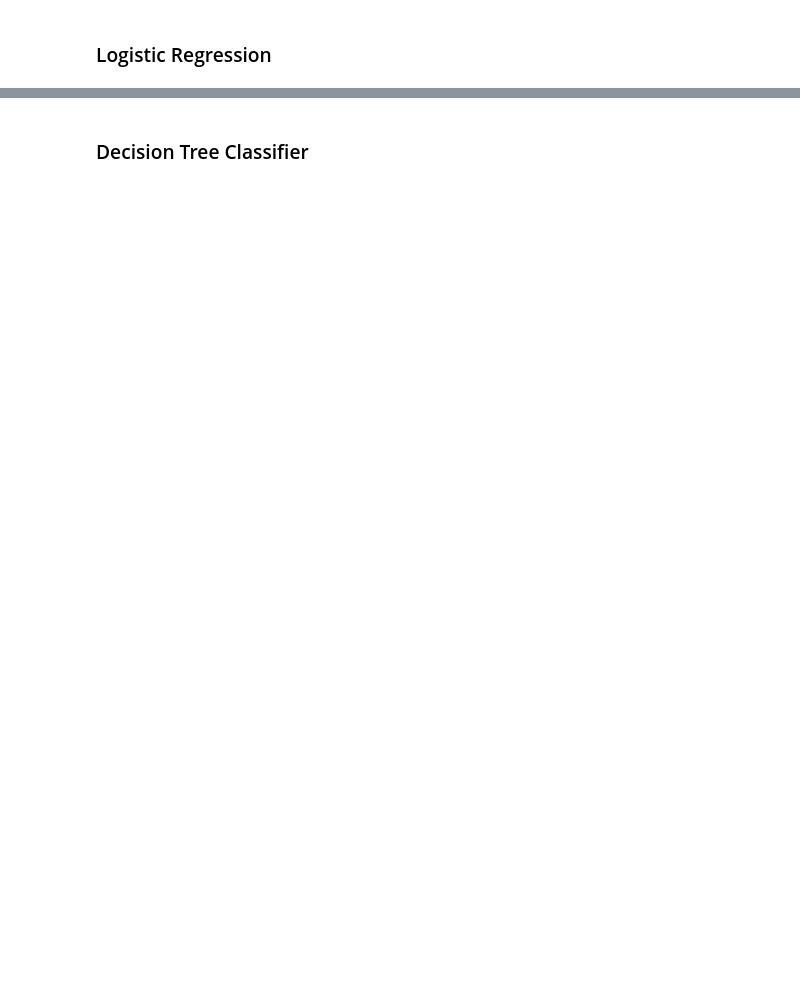
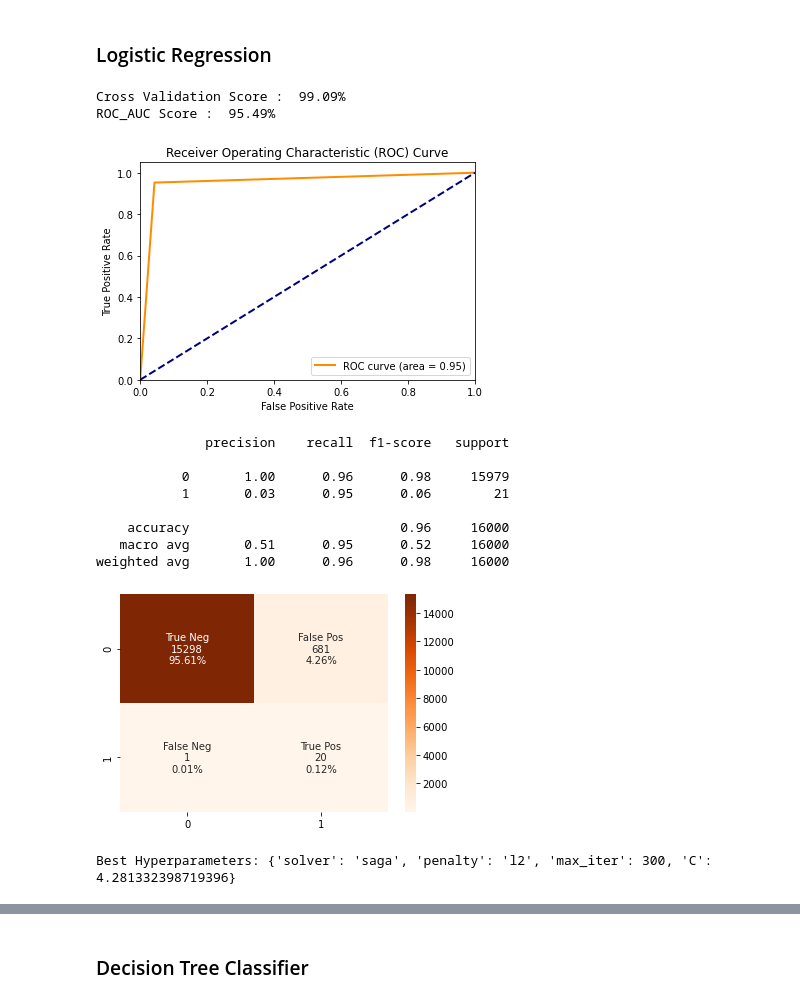
Before and after one commit to WanjaoColins/Machine-Learning-for-Credit-Card-Fraud-Detection, a Jupyter notebook: notebook.ipynb, the cells around one changed output, grey strips where cells are left out. Cells and saved outputs as stored; diff of their text form; code cells hidden in the pictures; blank space fills up the shorter version.

Commit message:
"Modeling Process Complete"

```diff
--- a/notebook.ipynb
+++ b/notebook.ipynb
@@ -383,3 +404,51 @@ def model_evaluation(classifier,x_test,y_test):
     print(classification_report(y_test,classifier.predict(x_test)))
 # %% [markdown]
 ### Logistic Regression
+# %%
+# Training our Vanilla Model using Default Parameters
+
+# Instantiating LogisitRegression
+
+classifier_lr = LogisticRegression(random_state=42)
+
+model(classifier_lr, X_train, y_train, X_test, y_test)
+model_evaluation(classifier_lr, X_test, y_test)
+# %% [output]
+Cross Validation Score :  99.09%
+ROC_AUC Score :  95.49%
+[figure, added]
+              precision    recall  f1-score   support
+
+           0       1.00      0.96      0.98     15979
+           1       0.03      0.95      0.06        21
+
+    accuracy                           0.96     16000
+   macro avg       0.51      0.95      0.52     16000
+weighted avg       1.00      0.96      0.98     16000
+[figure, added]
+# %%
+# Define the hyperparameter distribution
+param_dist = {
+    'penalty': [ 'l1', 'l2', 'none'],
+    'C': np.logspace(-4, 4, 20),
+    'solver': ['liblinear', 'newton-cg', 'lbfgs', 'sag', 'saga'],
+    'max_iter': [100, 200, 300, 400, 500]
+}
+
+# Initialize RandomizedSearchCV
+random_search = RandomizedSearchCV(
+    estimator=classifier_lr,
+    param_distributions=param_dist,
+    n_iter=50,  # Number of parameter settings that are sampled
+    cv=5,        # 5-fold cross-validation
+    random_state=42,
+    n_jobs=-1  # Use all available CPU cores
+)
+
+# Perform random search
+random_search.fit(X_train, y_train)
+
+# Print the best hyperparameters and the corresponding best score
+print("Best Hyperparameters:", random_search.best_params_)
+# %% [output]
+Best Hyperparameters: {'solver': 'saga', 'penalty': 'l2', 'max_iter': 300, 'C': 4.281332398719396}
```
Also changed, not shown: parts of 41 cells of this notebook.
